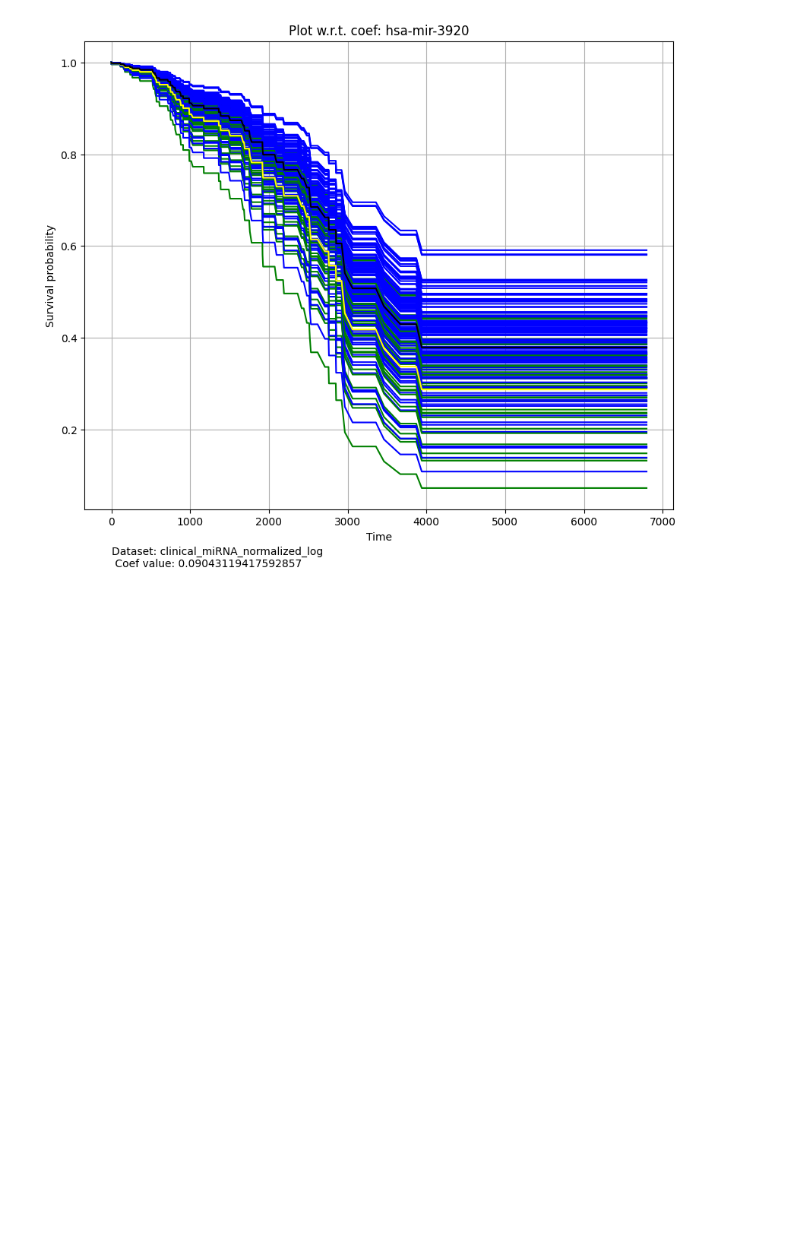
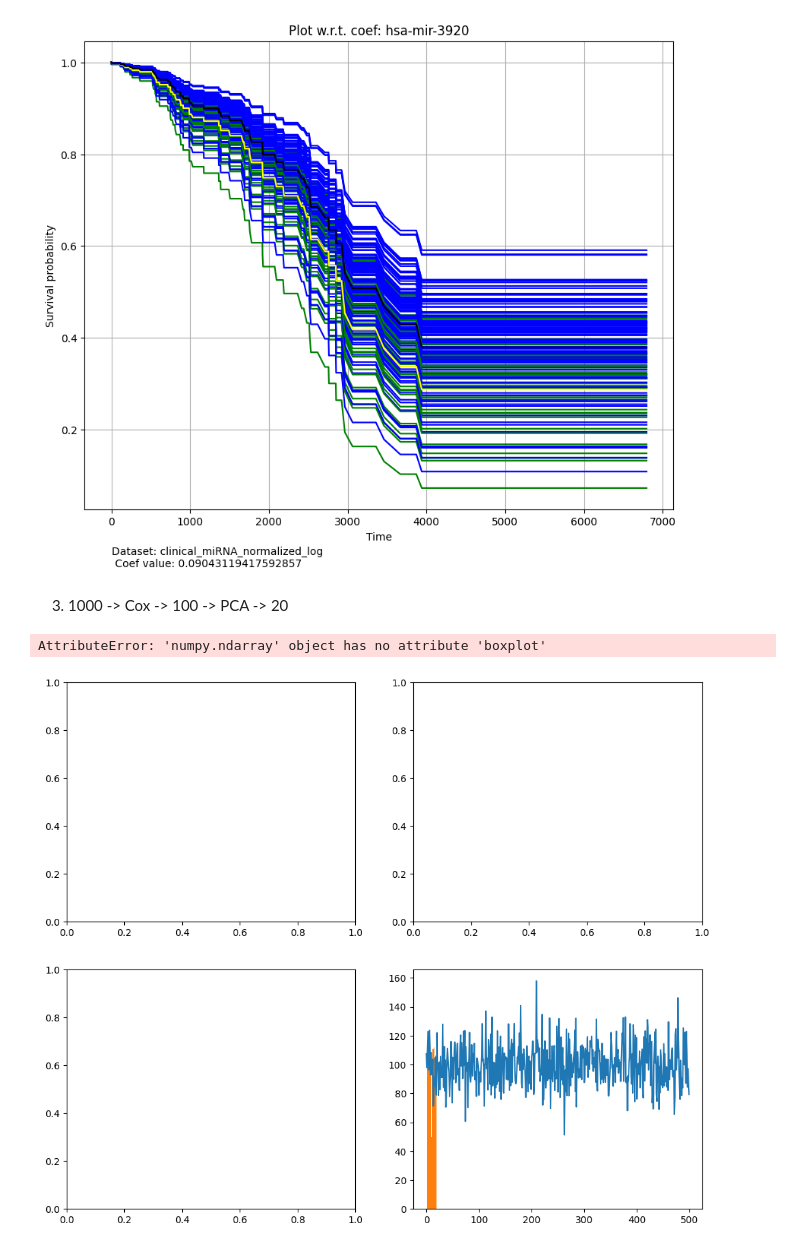
Before and after one commit to giorgiaBertacchini/miRNA_survival_analysis, a Jupyter notebook: notebooks/cox_regression.ipynb, the cells around one changed output. Drawn from its saved outputs; the diff is of its cells as text; code cells hidden in the pictures; blank space fills up the shorter version.

```diff
--- a/notebooks/cox_regression.ipynb
+++ b/notebooks/cox_regression.ipynb
@@ -552,3 +569,24 @@ for alpha in alphas:
 [figure]
 [figure]
 [figure]
+# %% [markdown]
+3. 1000 -> Cox -> 100 -> PCA -> 20
+# %%
+np.random.seed(42)
+
+gaussian_data = np.random.normal(loc=100, scale=15, size=500)
+histogram_data = np.random.randint(low=1, high=20, size=1000)
+boxplot_core = np.random.normal(loc=50, scale=8, size=200)
+outliers = np.array([-10, 85, 90])
+boxplot_data = np.concatenate([boxplot_core, outliers])
+scatter_x = np.linspace(0, 10, 50)
+scatter_y = 2 * scatter_x + np.random.randn(50) * 1.5
+
+fig, ax = plt.subplots(2, 2, figsize=(12, 10))
+plt.plot(gaussian_data)
+plt.hist(histogram_data)
+ax.boxplot(boxplot_data, vert=True)
+ax.scatter(scatter_x, scatter_y)
+# %% [output]
+AttributeError: 'numpy.ndarray' object has no attribute 'boxplot'
+[figure, added]
```
Also changed, not shown: parts of 9 cells of this notebook, 55 other files.
